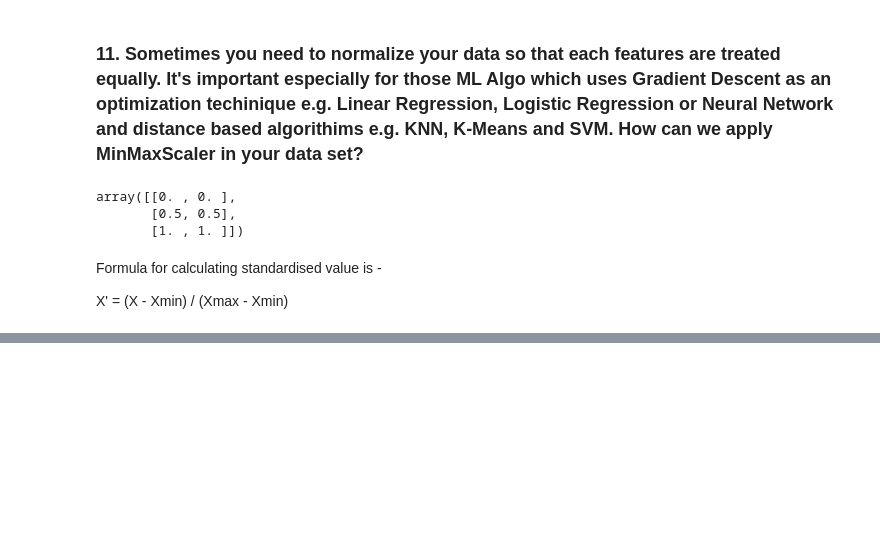
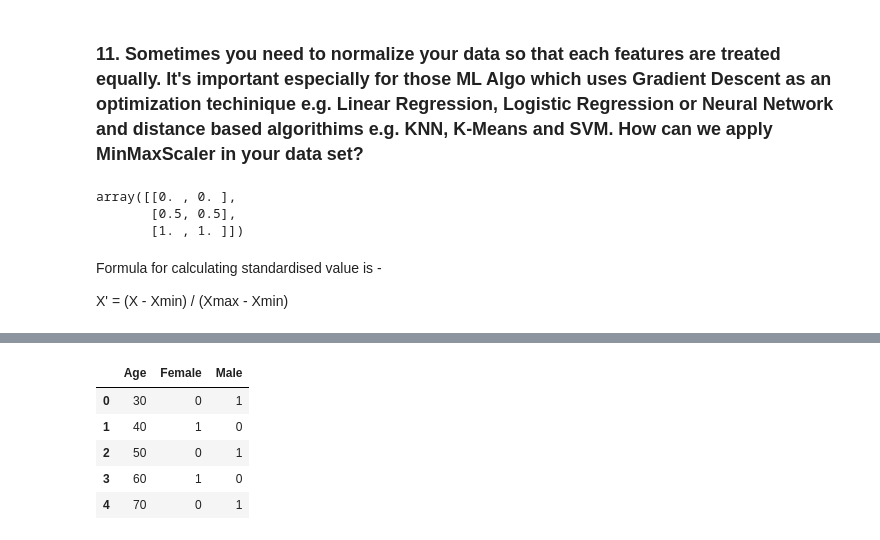
Before and after one commit to santoshjoshigithub/python, a Jupyter notebook: pandas/fundamentals_of_pandas.ipynb, the cells around one changed output, grey strips where cells are left out. Saved outputs shown, nothing was run; the diff lists cells and outputs as text; code cells hidden in the pictures; blank space fills up the shorter version.

```diff
--- a/pandas/fundamentals_of_pandas.ipynb
+++ b/pandas/fundamentals_of_pandas.ipynb
@@ -202,0 +242,12 @@ X' = (X - Xmin) / (Xmax - Xmin)
+# %%
+# we can also drop the unwanted column, Gender now..
+
+df_final2 = df_final.drop(['Gender'], axis=1)
+df_final2
+# %% [output]
+|  | Age | Female | Male |
+| 0 | 30 | 0 | 1 |
+| 1 | 40 | 1 | 0 |
+| 2 | 50 | 0 | 1 |
+| 3 | 60 | 1 | 0 |
+| 4 | 70 | 0 | 1 |
```
Also changed, not shown: parts of 6 cells of this notebook.
